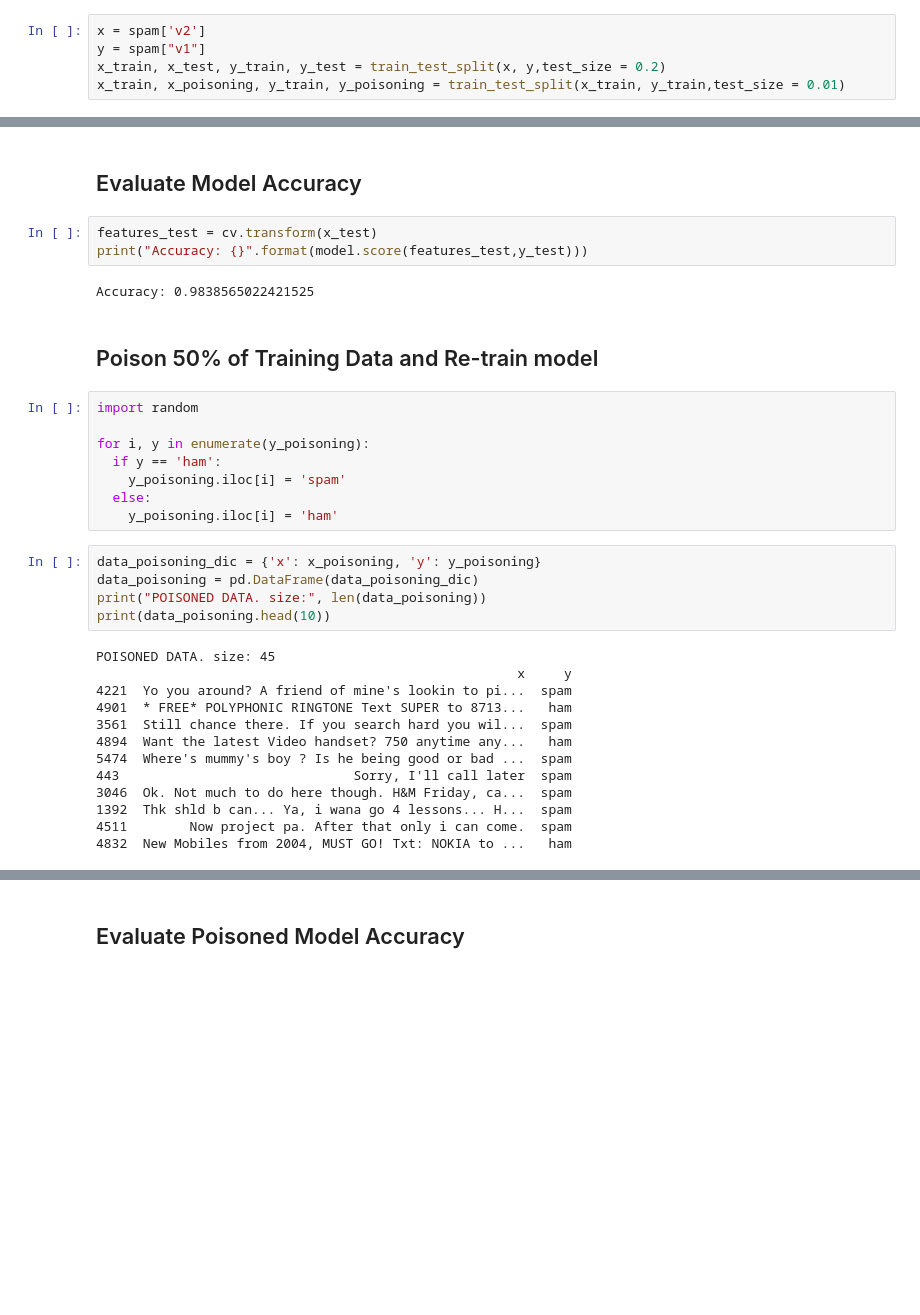
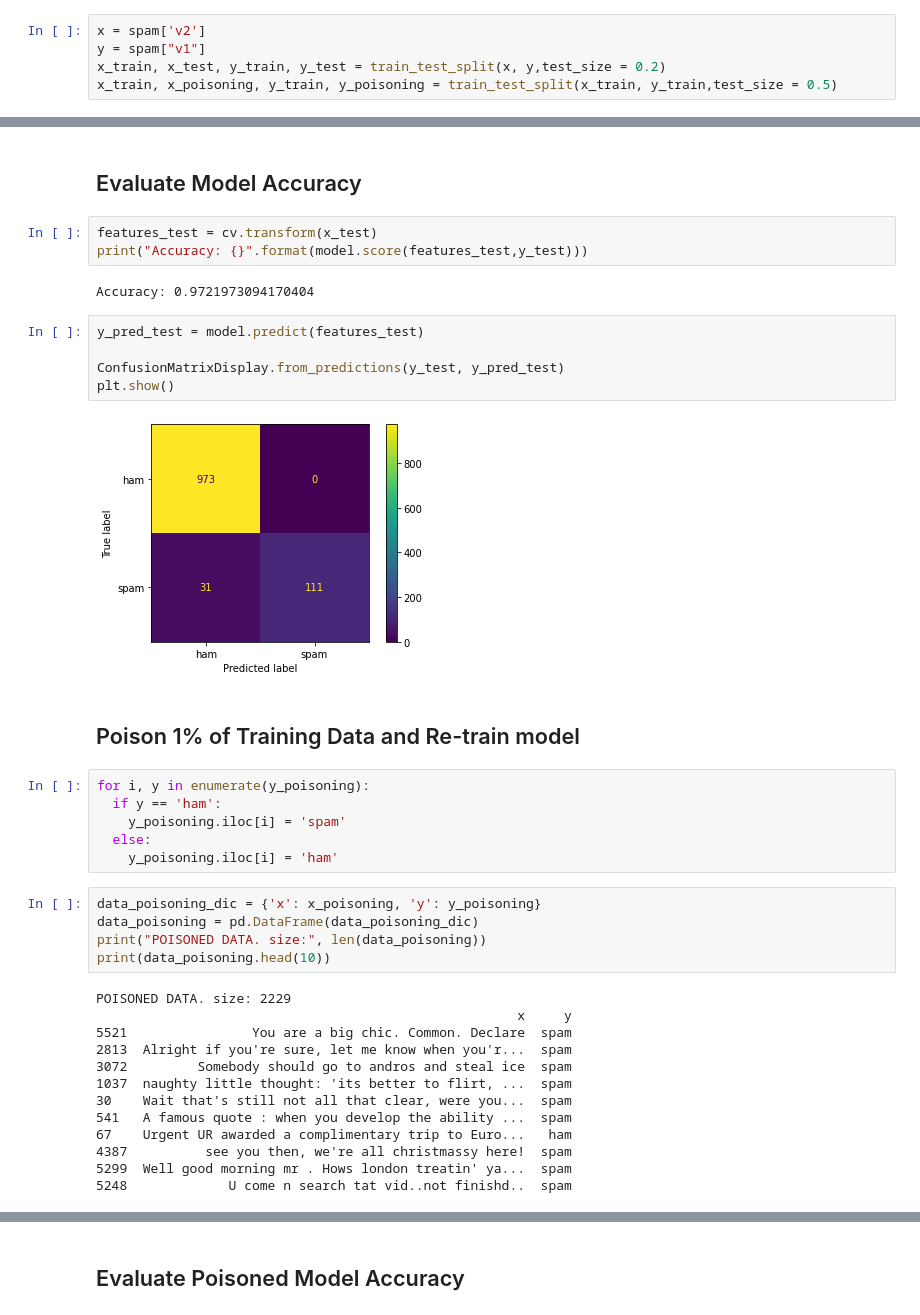
Before and after one commit to javiervela/attacking-ai-notebooks, a Jupyter notebook: Poisoning_Attack_Spam_Filter.ipynb, the cells around one changed output, grey strips where cells are left out. Cells and saved outputs as stored; diff of their text form; blank space fills up the shorter version.

Commit message:
Update Poisoning_Attack_Spam_Filter notebook, pdf and data

```diff
--- a/Poisoning_Attack_Spam_Filter.ipynb
+++ b/Poisoning_Attack_Spam_Filter.ipynb
@@ -32,7 +35,7 @@ spam = pd.read_csv('spam.csv')
 x = spam['v2']
 y = spam["v1"]
 x_train, x_test, y_train, y_test = train_test_split(x, y,test_size = 0.2)
-x_train, x_poisoning, y_train, y_poisoning = train_test_split(x_train, y_train,test_size = 0.01)
+x_train, x_poisoning, y_train, y_poisoning = train_test_split(x_train, y_train,test_size = 0.5)
 # %%
 data_train_dic = {'x': x_train, 'y': y_train}
 data_train = pd.DataFrame(data_train_dic)
@@ -104,12 +107,17 @@ SVC()
 features_test = cv.transform(x_test)
 print("Accuracy: {}".format(model.score(features_test,y_test)))
 # %% [output]
-Accuracy: 0.9838565022421525
+Accuracy: 0.9721973094170404
+# %%
+y_pred_test = model.predict(features_test)
+
+ConfusionMatrixDisplay.from_predictions(y_test, y_pred_test)
+plt.show()
+# %% [output]
+[figure, added]
 # %% [markdown]
-## Poison 50% of Training Data and Re-train model
+## Poison 1% of Training Data and Re-train model
 # %%
-import random
-
 for i, y in enumerate(y_poisoning):
   if y == 'ham':
     y_poisoning.iloc[i] = 'spam'
@@ -121,16 +129,16 @@ data_poisoning = pd.DataFrame(data_poisoning_dic)
 print("POISONED DATA. size:", len(data_poisoning))
 print(data_poisoning.head(10))
 # %% [output]
-POISONED DATA. size: 45
+POISONED DATA. size: 2229
                                                       x     y
-4221  Yo you around? A friend of mine's lookin to pi...  spam
-4901  * FREE* POLYPHONIC RINGTONE Text SUPER to 8713...   ham
-3561  Still chance there. If you search hard you wil...  spam
-4894  Want the latest Video handset? 750 anytime any...   ham
-5474  Where's mummy's boy ? Is he being good or bad ...  spam
-443                              Sorry, I'll call later  spam
-3046  Ok. Not much to do here though. H&M Friday, ca...  spam
-1392  Thk shld b can... Ya, i wana go 4 lessons... H...  spam
-4511        Now project pa. After that only i can come.  spam
-4832  New Mobiles from 2004, MUST GO! Txt: NOKIA to ...   ham
+5521                You are a big chic. Common. Declare  spam
+2813  Alright if you're sure, let me know when you'r...  spam
+3072         Somebody should go to andros and steal ice  spam
+1037  naughty little thought: 'its better to flirt, ...  spam
+30    Wait that's still not all that clear, were you...  spam
+541   A famous quote : when you develop the ability ...  spam
+67    Urgent UR awarded a complimentary trip to Euro...   ham
+4387          see you then, we're all christmassy here!  spam
+5299  Well good morning mr . Hows london treatin' ya...  spam
+5248             U come n search tat vid..not finishd..  spam
 # %%
```
Also changed, not shown: parts of 20 cells of this notebook, 1 other file.
